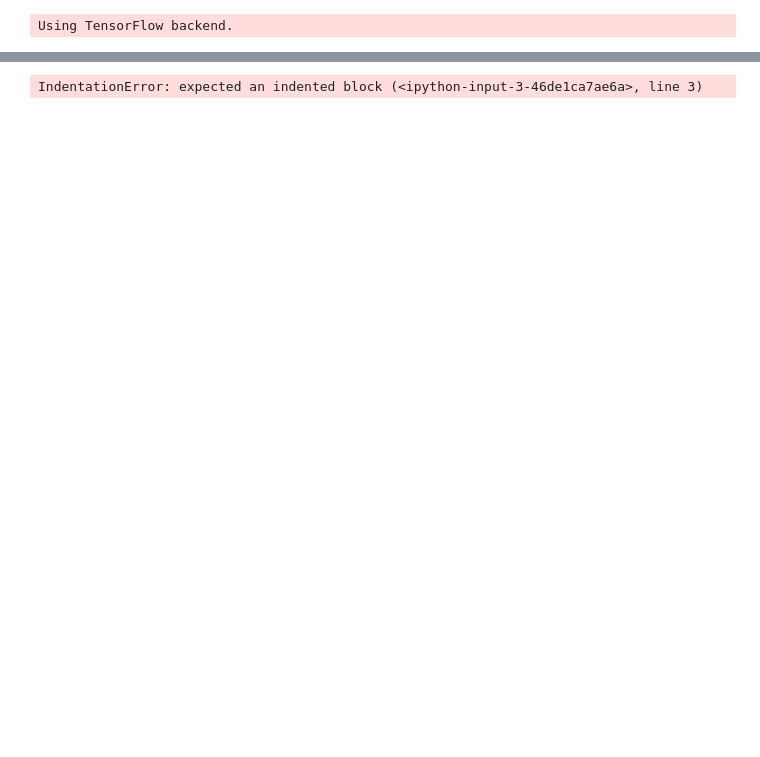
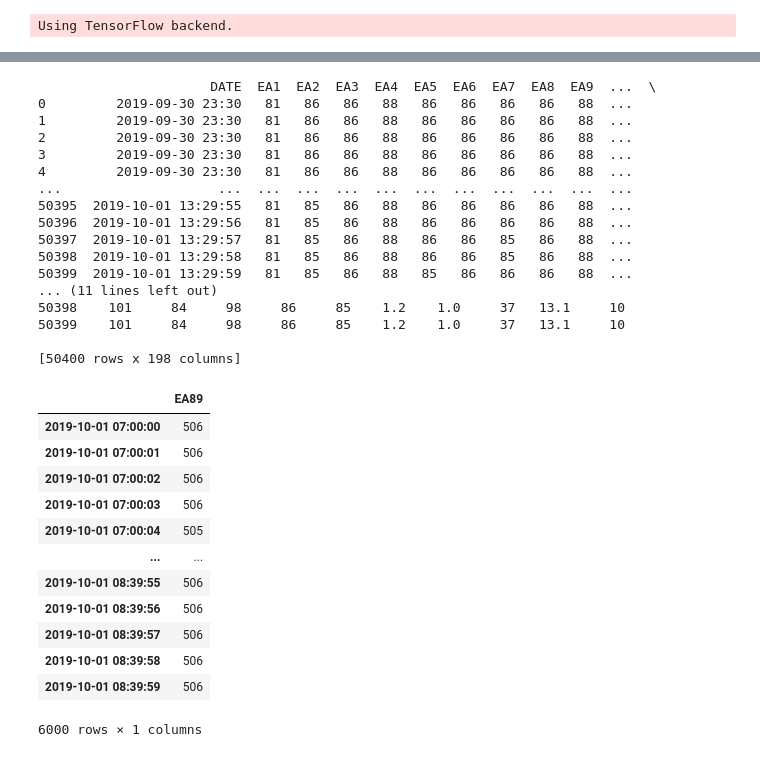
Before and after one commit to in3166/engines_mp, a Jupyter notebook: API_Server/api/batch3col.ipynb, the cells around one changed output, grey strips where cells are left out. Drawn from its saved outputs; the diff is of its cells as text; code cells hidden in the pictures; blank space fills up the shorter version.

```diff
--- a/API_Server/api/batch3col.ipynb
+++ b/API_Server/api/batch3col.ipynb
@@ -218,26 +215,46 @@ def read_file():
 # %%
     #Exh. Gas temp Cyl. A09 (TE25-A9)
-def index():
-    xy = read_file()
+
     print(xy)
-    #print(xy.shape)
-    #xy.columns
     date = xy.iloc[27000:33000, 0:1].values
     value = xy.iloc[27000:33000, 89:90].values
-
-    #print("컬럼명: ",xy.columns[89])
 
     date = date.ravel()
     date1 = date
     value = value.ravel()
 
 
     x1 = pd.DataFrame({xy.columns[89]: value},index=date)
 
-    #value = std_based_outlier(value)
-    #xy = MinMaxScaler(xy)
-    #xy = pd.DataFrame(list(xy))
-
     x1
 # %% [output]
-IndentationError: expected an indented block (<ipython-input-3-46de1ca7ae6a>, line 3)
+                      DATE  EA1  EA2  EA3  EA4  EA5  EA6  EA7  EA8  EA9  ...  \
+0         2019-09-30 23:30   81   86   86   88   86   86   86   86   88  ...
+1         2019-09-30 23:30   81   86   86   88   86   86   86   86   88  ...
+2         2019-09-30 23:30   81   86   86   88   86   86   86   86   88  ...
+3         2019-09-30 23:30   81   86   86   88   86   86   86   86   88  ...
+4         2019-09-30 23:30   81   86   86   88   86   86   86   86   88  ...
+...                    ...  ...  ...  ...  ...  ...  ...  ...  ...  ...  ...
+50395  2019-10-01 13:29:55   81   85   86   88   86   86   86   86   88  ...
+50396  2019-10-01 13:29:56   81   85   86   88   86   86   86   86   88  ...
+50397  2019-10-01 13:29:57   81   85   86   88   86   86   85   86   88  ...
+50398  2019-10-01 13:29:58   81   85   86   88   86   86   85   86   88  ...
+50399  2019-10-01 13:29:59   81   85   86   88   85   86   86   86   88  ...
+... (11 lines left out)
+50398    101     84     98     86     85    1.2    1.0     37   13.1     10
+50399    101     84     98     86     85    1.2    1.0     37   13.1     10
+
+[50400 rows x 198 columns]
+|  | EA89 |
+| 2019-10-01 07:00:00 | 506 |
+| 2019-10-01 07:00:01 | 506 |
+| 2019-10-01 07:00:02 | 506 |
+| 2019-10-01 07:00:03 | 506 |
+| 2019-10-01 07:00:04 | 505 |
+| ... | ... |
+| 2019-10-01 08:39:55 | 506 |
+| 2019-10-01 08:39:56 | 506 |
+| 2019-10-01 08:39:57 | 506 |
+| 2019-10-01 08:39:58 | 506 |
+| 2019-10-01 08:39:59 | 506 |
+6000 rows × 1 columns
```
Also changed, not shown: parts of 14 cells of this notebook, 8 other files.
